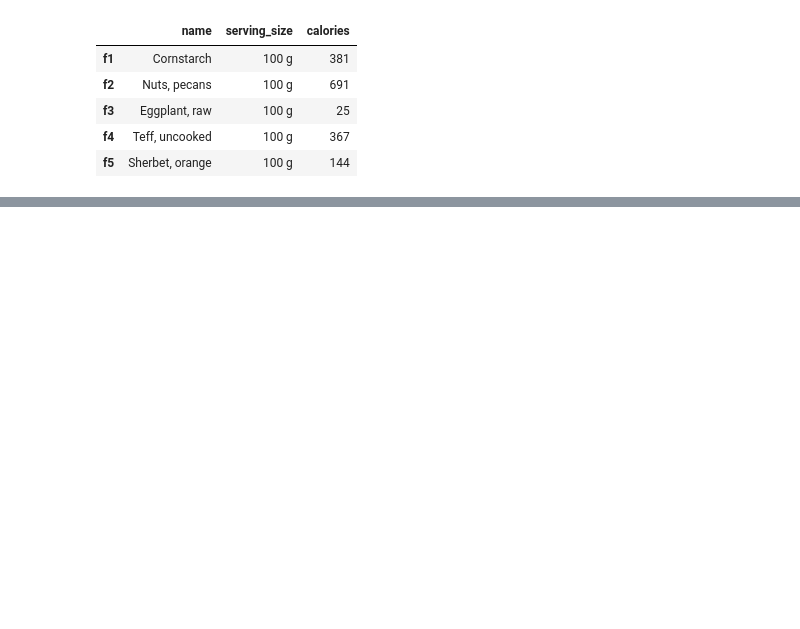
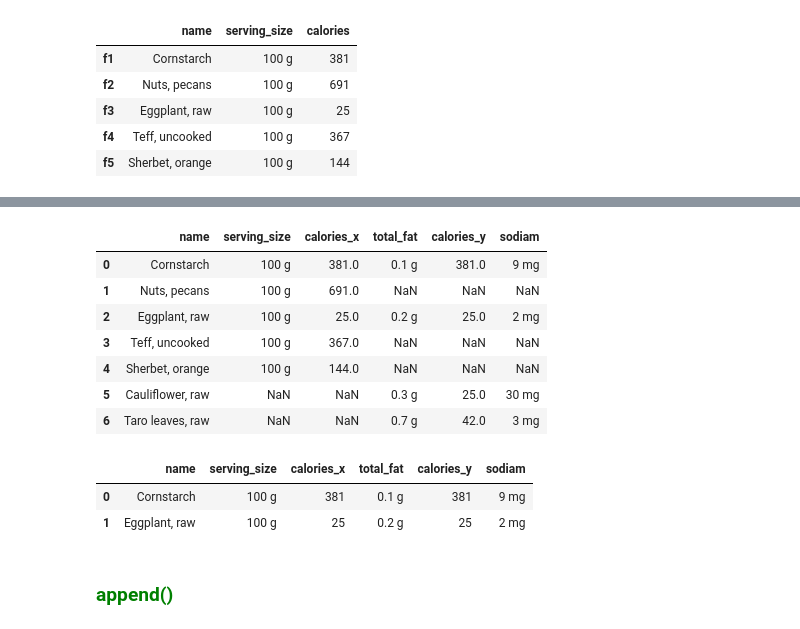
Before and after one commit to biyazejaan/Pandas_a_to_z, a Jupyter notebook: pandas_a_to_z.ipynb, the cells around one changed output, grey strips where cells are left out. Drawn from its saved outputs; the diff is of its cells as text; code cells hidden in the pictures; blank space fills up the shorter version.

```diff
--- a/pandas_a_to_z.ipynb
+++ b/pandas_a_to_z.ipynb
@@ -1647,0 +1745,23 @@ df2
+# %%
+# outer merge
+df10=pd.merge(df1,df2, on='name', how='outer')
+df10
+# %% [output]
+|  | name | serving_size | calories_x | total_fat | calories_y | sodiam |
+| 0 | Cornstarch | 100 g | 381.0 | 0.1 g | 381.0 | 9 mg |
+| 1 | Nuts, pecans | 100 g | 691.0 | NaN | NaN | NaN |
+| 2 | Eggplant, raw | 100 g | 25.0 | 0.2 g | 25.0 | 2 mg |
+| 3 | Teff, uncooked | 100 g | 367.0 | NaN | NaN | NaN |
+| 4 | Sherbet, orange | 100 g | 144.0 | NaN | NaN | NaN |
+| 5 | Cauliflower, raw | NaN | NaN | 0.3 g | 25.0 | 30 mg |
+| 6 | Taro leaves, raw | NaN | NaN | 0.7 g | 42.0 | 3 mg |
+# %%
+# inner merge
+df11=pd.merge(df1,df2, on='name', how='inner')
+df11
+# %% [output]
+|  | name | serving_size | calories_x | total_fat | calories_y | sodiam |
+| 0 | Cornstarch | 100 g | 381 | 0.1 g | 381 | 9 mg |
+| 1 | Eggplant, raw | 100 g | 25 | 0.2 g | 25 | 2 mg |
+# %% [markdown]
+### <font color='green'> append() </font>
```
Also changed, not shown: parts of 28 cells of this notebook.
